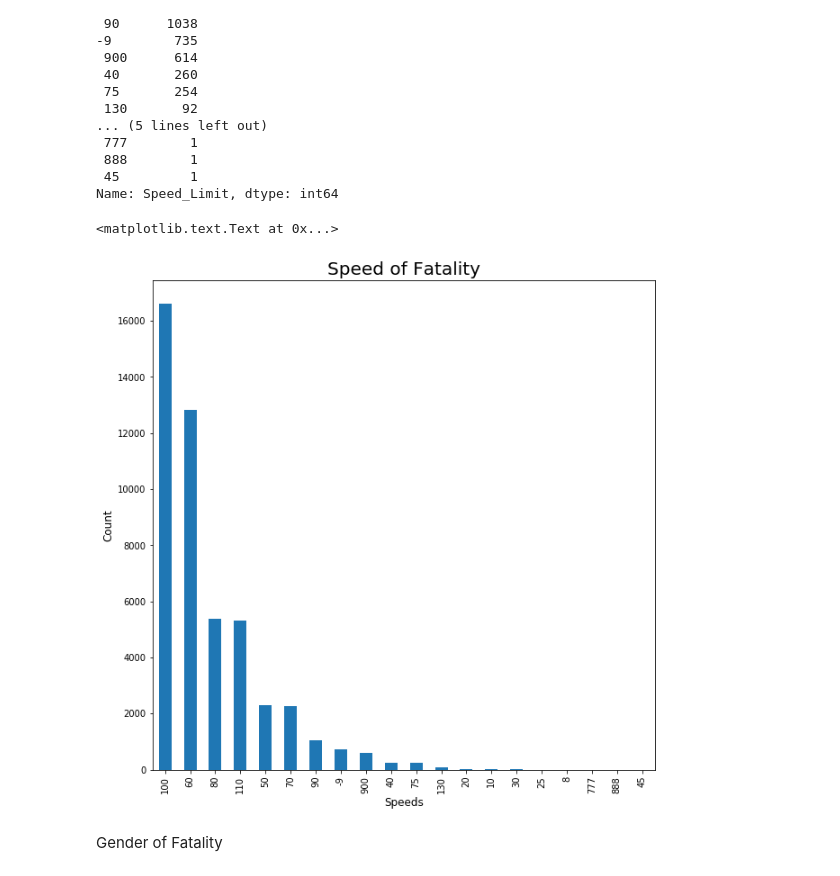
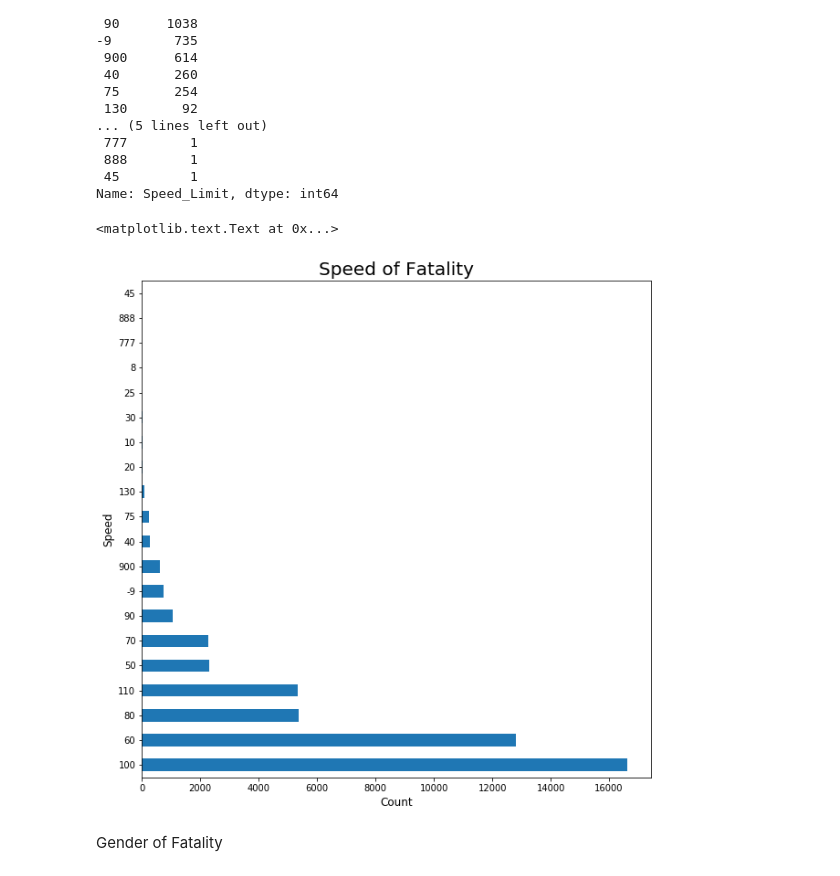
Before and after one commit to Jeyreymey/My-first-website, a Jupyter notebook: Road Crashes in Australia.ipynb, the cells around one changed output. Cells and saved outputs as stored; diff of their text form; code cells hidden in the pictures.

Commit message:
Almost finished Data Project

```diff
--- a/Road Crashes in Australia.ipynb
+++ b/Road Crashes in Australia.ipynb
@@ -224,13 +224,13 @@ fatal_data["Speed_Limit"].value_counts()
  45         1
 Name: Speed_Limit, dtype: int64
 # %%
-speed_limit = fatal_data["Speed_Limit"].value_counts().plot(kind="bar")
+speed_limit = fatal_data["Speed_Limit"].value_counts().plot(kind="barh")
 plt.title("Speed of Fatality", fontsize=20)
-plt.xlabel("Speeds", fontsize=12)
-plt.ylabel("Count", fontsize=12)
+plt.xlabel("Count", fontsize=12)
+plt.ylabel("Speed", fontsize=12)
 # %% [output]
 <matplotlib.text.Text at 0x...>
-[figure, old version]
+[figure, new version]
 # %% [markdown]
 Gender of Fatality
 # %%
```
Also changed, not shown: parts of 4 cells of this notebook.
